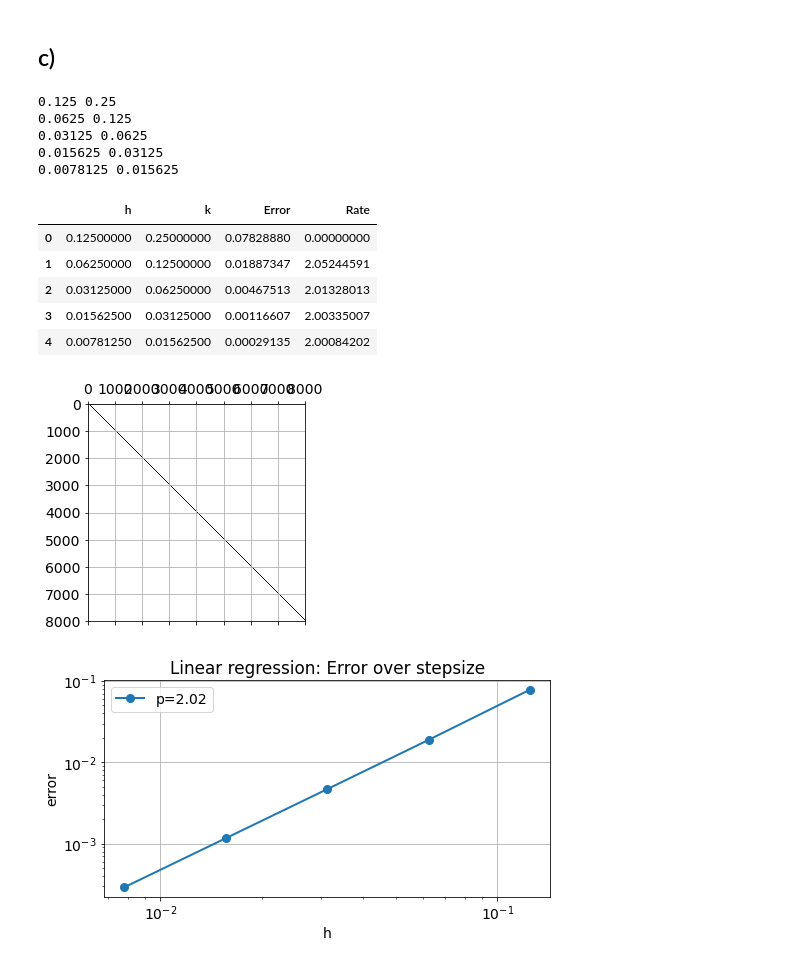
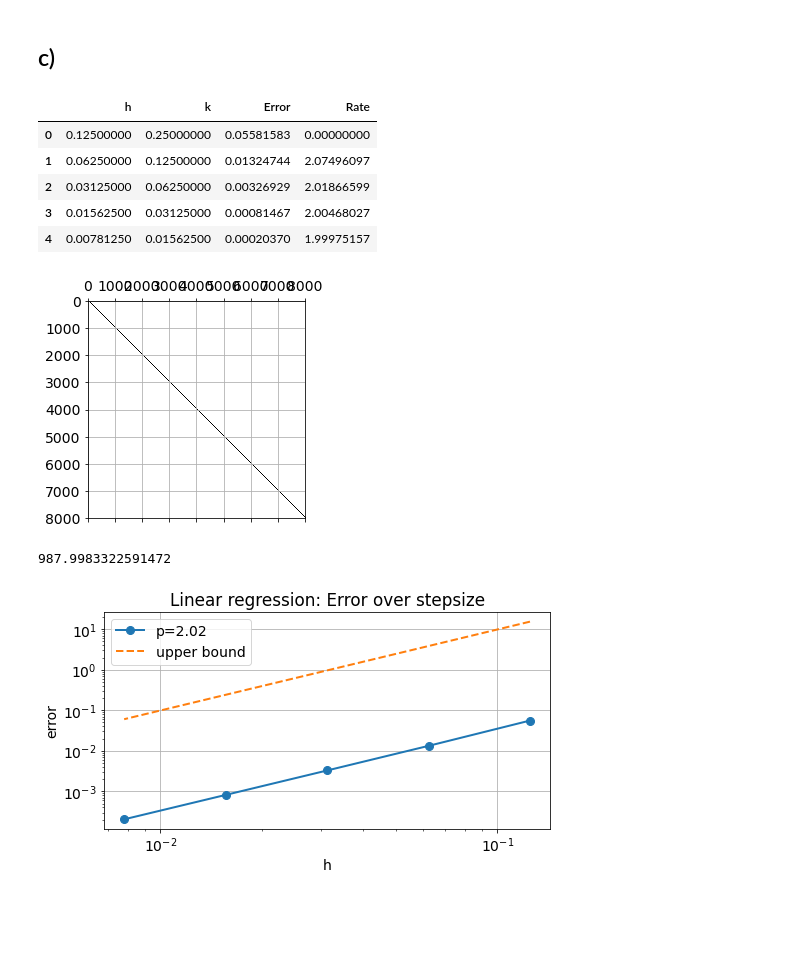
Before and after one commit to markus0800/num.diff-project-1, a Jupyter notebook: Project 1.ipynb, the cells around one changed output. Cells and saved outputs as stored; diff of their text form; code cells hidden in the pictures; blank space fills up the shorter version.

```diff
--- a/Project 1.ipynb
+++ b/Project 1.ipynb
@@ -113,6 +106,7 @@ def grid(BVP,M,N):
 def tridiag(a,h,k, N, M):
 
     A = np.zeros(((N-2)*(M-2), (N-2)*(M-2)))        #Define an 2D array we can create our matrix in
+    A=sci.sparse.lil_matrix(((N-2)*(M-2), (N-2)*(M-2)))
     x = np.ones((N-2)*(M-2))                        #Define an 1D array with same length as our matrix with only ones
 
     x_L=np.copy(x[1:])                              #Slice the array to fit the lower diagonal
@@ -189,18 +187,18 @@ def solver(BVP, a, M=10, N=10):
     return U, x_grid, y_grid
 # %%
+#Creating BVP's
 a=1
 test_BVP=BVP(0, 1, 0, 1, ux_0, ux_1, uy_0, uy_1, RHS)
-test_BVP_2=BVP(0, 1, 0, 1, analyticW,analyticN,analyticS,analyticE,RHS_2)
+test_BVP_2=BVP(0, 1, 0, 1, analyticSol,analyticSol,analyticSol,analyticSol,RHS_2)
 
+#Create a nummerical and an analytical solution
+U, x_grid, y_grid=solver(test_BVP_2, a, M=20,N=25)
+X, Y = np.meshgrid(x_grid,y_grid)
+solution=analyticSol(X,Y)
 
-U, x_grid, y_grid=solver(test_BVP_2, a, M=8,N=4)
-X, Y = np.meshgrid(x_grid,y_grid)
-
-solution=analyticS(X,Y)
-
-
-
+#Plotting the solutions and the error
 plot_solution(x_grid,y_grid,solution, "Analytical")
 plot_solution(x_grid,y_grid,U, "Nummerical")
 plot_solution(x_grid,y_grid,(solution-U), "Error")
+print(f"Max error: {np.max(np.abs(solution-U))} ")
 # %% [output]
@@ -234,38 +235,38 @@ def convergence_test_space(u_analytic, test_problem, solver=solver):
     order = np.polyfit(np.log(Hconv),np.log(Econv),1)[0]
     return Hconv, Kconv, Econv, order
 # %%
-H, K, E, p = convergence_test_space(ux_1, test_BVP, solver)
+H, K, E, p = convergence_test_space(analyticSol, test_BVP_2, solver)
 #H, E, p = convergence_test_space(uy_1, test_BVP, solver)
 
 
 import pandas as pd #To format the output of the notebook.
 Rate=np.zeros(np.size(E))
 Rate[1:]=np.log10(E[1:]/E[:-1])/np.log10(H[1:]/H[:-1])
 pd.options.display.float_format = '{:.8f}'.format
 df = pd.DataFrame(data={'h': H,'k':K, 'Error': E , 'Rate':Rate})
 df
 # %% [output]
-0.125 0.25
-0.0625 0.125
-0.03125 0.0625
-0.015625 0.03125
-0.0078125 0.015625
 |  | h | k | Error | Rate |
-| 0 | 0.12500000 | 0.25000000 | 0.07828880 | 0.00000000 |
-| 1 | 0.06250000 | 0.12500000 | 0.01887347 | 2.05244591 |
-| 2 | 0.03125000 | 0.06250000 | 0.00467513 | 2.01328013 |
-| 3 | 0.01562500 | 0.03125000 | 0.00116607 | 2.00335007 |
-| 4 | 0.00781250 | 0.01562500 | 0.00029135 | 2.00084202 |
+| 0 | 0.12500000 | 0.25000000 | 0.05581583 | 0.00000000 |
+| 1 | 0.06250000 | 0.12500000 | 0.01324744 | 2.07496097 |
+| 2 | 0.03125000 | 0.06250000 | 0.00326929 | 2.01866599 |
+| 3 | 0.01562500 | 0.03125000 | 0.00081467 | 2.00468027 |
+| 4 | 0.00781250 | 0.01562500 | 0.00020370 | 1.99975157 |
 [figure]
 # %%
+constant=1/4*(50*np.pi**2/4 + 250*np.pi**3/6 + 625*np.pi**4/24)
+print(constant)
+
 plt.loglog(H,E,'o-', label='p={:.2f}'.format(p))
+plt.loglog(H,constant*(H**2),'--',label='upper bound')
 plt.grid('on')
 plt.xlabel('h')
 plt.ylabel('error')
 plt.title("Linear regression: Error over stepsize")
 plt.legend();
 # %% [output]
+987.9983322591472
-[figure, old version]
+[figure, new version]
 # %% [markdown]
 ## d)
 
```
Also changed, not shown: parts of 21 cells of this notebook.
